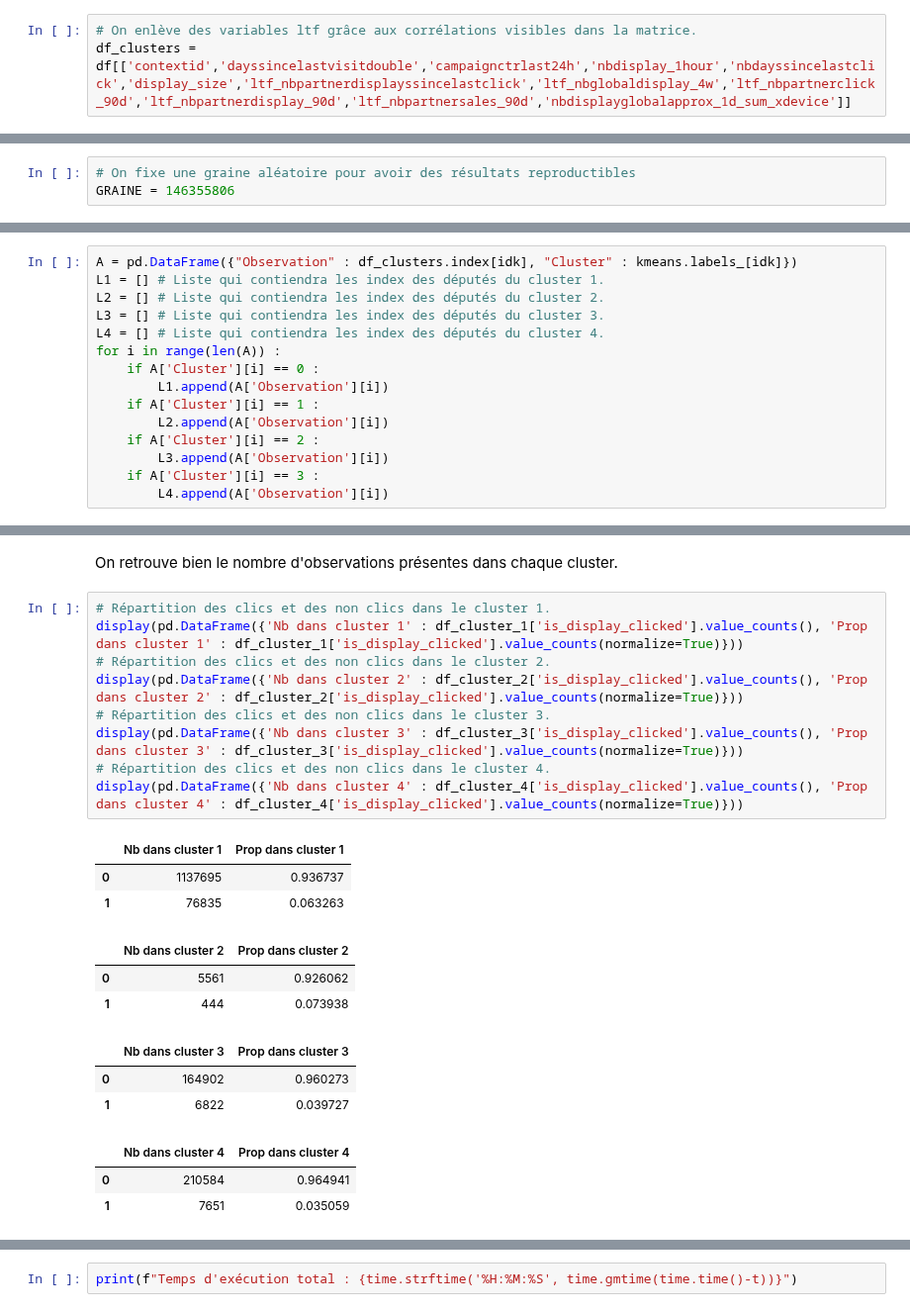
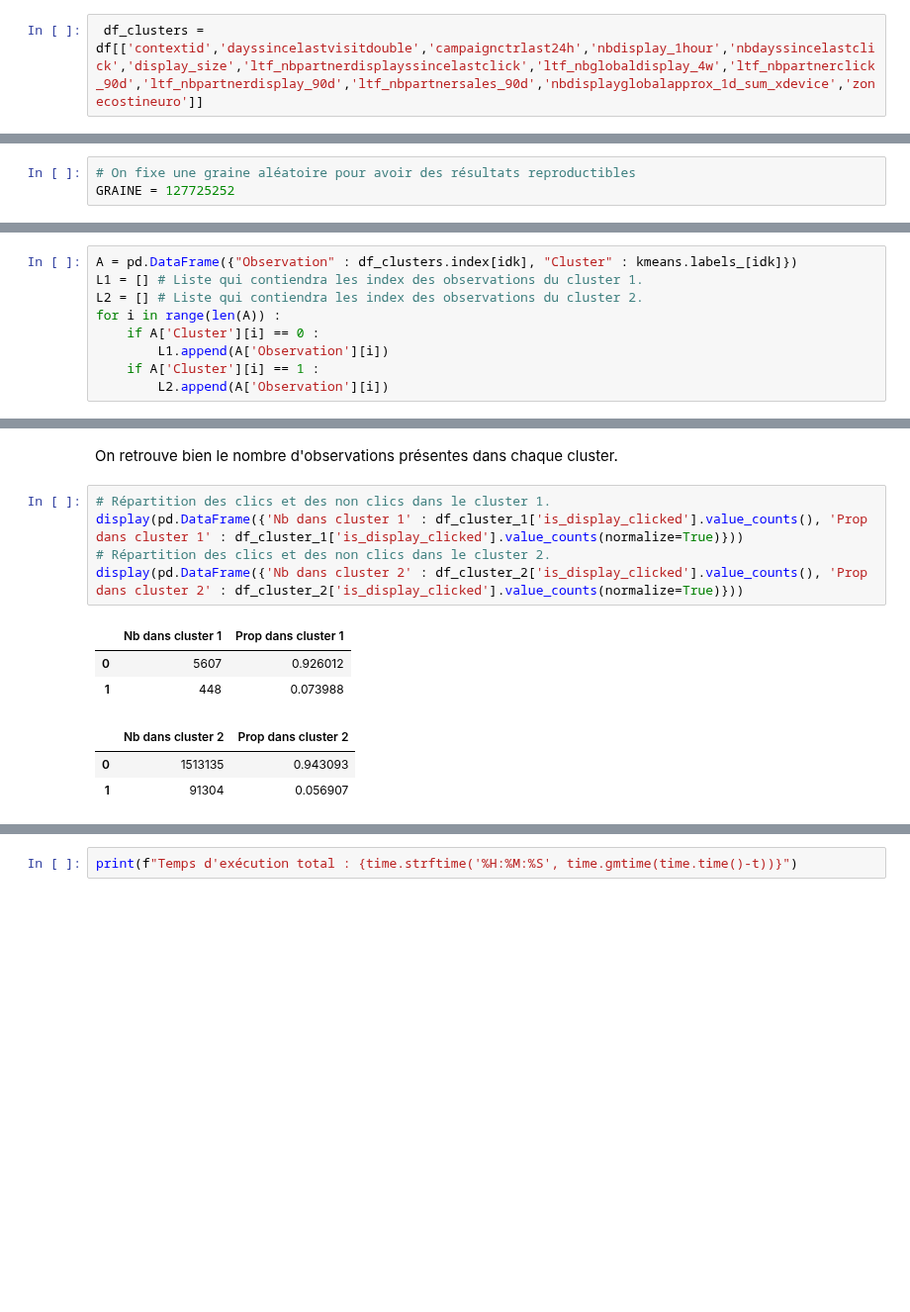
Before and after one commit to baptiste-pasquier/statapp, a Jupyter notebook: clustering.ipynb, the cells around one changed output, grey strips where cells are left out. Shown at 99% size. Saved outputs shown, nothing was run; the diff lists cells and outputs as text; blank space fills up the shorter version.

```diff
--- a/clustering.ipynb
+++ b/clustering.ipynb
@@ -23,8 +23,7 @@ len(df)
 # %% [output]
 1610494
 # %%
-# On enlève des variables ltf grâce aux corrélations visibles dans la matrice.
-df_clusters = df[['contextid','dayssincelastvisitdouble','campaignctrlast24h','nbdisplay_1hour','nbdayssincelastclick','display_size','ltf_nbpartnerdisplayssincelastclick','ltf_nbglobaldisplay_4w','ltf_nbpartnerclick_90d','ltf_nbpartnerdisplay_90d','ltf_nbpartnersales_90d','nbdisplayglobalapprox_1d_sum_xdevice']]
+ df_clusters = df[['contextid','dayssincelastvisitdouble','campaignctrlast24h','nbdisplay_1hour','nbdayssincelastclick','display_size','ltf_nbpartnerdisplayssincelastclick','ltf_nbglobaldisplay_4w','ltf_nbpartnerclick_90d','ltf_nbpartnerdisplay_90d','ltf_nbpartnersales_90d','nbdisplayglobalapprox_1d_sum_xdevice','zonecostineuro']]
 # %%
 # On va chercher à obtenir des groupes d'observations de caractéristiques proches afin de voir si l'on peut distinguer les clics des non-clics.
 sc = StandardScaler()
@@ -56,3 +56,3 @@ print(np.std(Z, axis=0, ddof=0))
 # %%
 # On fixe une graine aléatoire pour avoir des résultats reproductibles
-GRAINE = 146355806
+GRAINE = 127725252
@@ -168,19 +128,13 @@ print(nb_clusters1.count(3))
 Etudions les caractéristiques des observations dans chacun des clusters.
 # %%
 A = pd.DataFrame({"Observation" : df_clusters.index[idk], "Cluster" : kmeans.labels_[idk]})
-L1 = [] # Liste qui contiendra les index des députés du cluster 1.
-L2 = [] # Liste qui contiendra les index des députés du cluster 2.
-L3 = [] # Liste qui contiendra les index des députés du cluster 3.
-L4 = [] # Liste qui contiendra les index des députés du cluster 4.
+L1 = [] # Liste qui contiendra les index des observations du cluster 1.
+L2 = [] # Liste qui contiendra les index des observations du cluster 2.
 for i in range(len(A)) :
     if A['Cluster'][i] == 0 :
         L1.append(A['Observation'][i])
     if A['Cluster'][i] == 1 :
         L2.append(A['Observation'][i])
-    if A['Cluster'][i] == 2 :
-        L3.append(A['Observation'][i])
-    if A['Cluster'][i] == 3 :
-        L4.append(A['Observation'][i])
 # %%
 df_cluster_1 = df.loc[L1] # Sous-table avec les députés du cluster 1.
 df_cluster_2 = df.loc[L2] # Sous-table avec les députés du cluster 2.
@@ -195,25 +147,15 @@ On retrouve bien le nombre d'observations présentes dans chaque cluster.
 # %%
 # Répartition des clics et des non clics dans le cluster 1.
 display(pd.DataFrame({'Nb dans cluster 1' : df_cluster_1['is_display_clicked'].value_counts(), 'Prop dans cluster 1' : df_cluster_1['is_display_clicked'].value_counts(normalize=True)}))
 # Répartition des clics et des non clics dans le cluster 2.
 display(pd.DataFrame({'Nb dans cluster 2' : df_cluster_2['is_display_clicked'].value_counts(), 'Prop dans cluster 2' : df_cluster_2['is_display_clicked'].value_counts(normalize=True)}))
-# Répartition des clics et des non clics dans le cluster 3.
-display(pd.DataFrame({'Nb dans cluster 3' : df_cluster_3['is_display_clicked'].value_counts(), 'Prop dans cluster 3' : df_cluster_3['is_display_clicked'].value_counts(normalize=True)}))
-# Répartition des clics et des non clics dans le cluster 4.
-display(pd.DataFrame({'Nb dans cluster 4' : df_cluster_4['is_display_clicked'].value_counts(), 'Prop dans cluster 4' : df_cluster_4['is_display_clicked'].value_counts(normalize=True)}))
 # %% [output]
 |  | Nb dans cluster 1 | Prop dans cluster 1 |
-| 0 | 1137695 | 0.936737 |
-| 1 | 76835 | 0.063263 |
+| 0 | 5607 | 0.926012 |
+| 1 | 448 | 0.073988 |
 |  | Nb dans cluster 2 | Prop dans cluster 2 |
-| 0 | 5561 | 0.926062 |
-| 1 | 444 | 0.073938 |
+| 0 | 1513135 | 0.943093 |
+| 1 | 91304 | 0.056907 |
-|  | Nb dans cluster 3 | Prop dans cluster 3 |
-| 0 | 164902 | 0.960273 |
-| 1 | 6822 | 0.039727 |
-|  | Nb dans cluster 4 | Prop dans cluster 4 |
-| 0 | 210584 | 0.964941 |
-| 1 | 7651 | 0.035059 |
 # %%
 df_cluster_1.describe()
 # %% [output]
```
Also changed, not shown: parts of 25 cells of this notebook, 1 other file.
